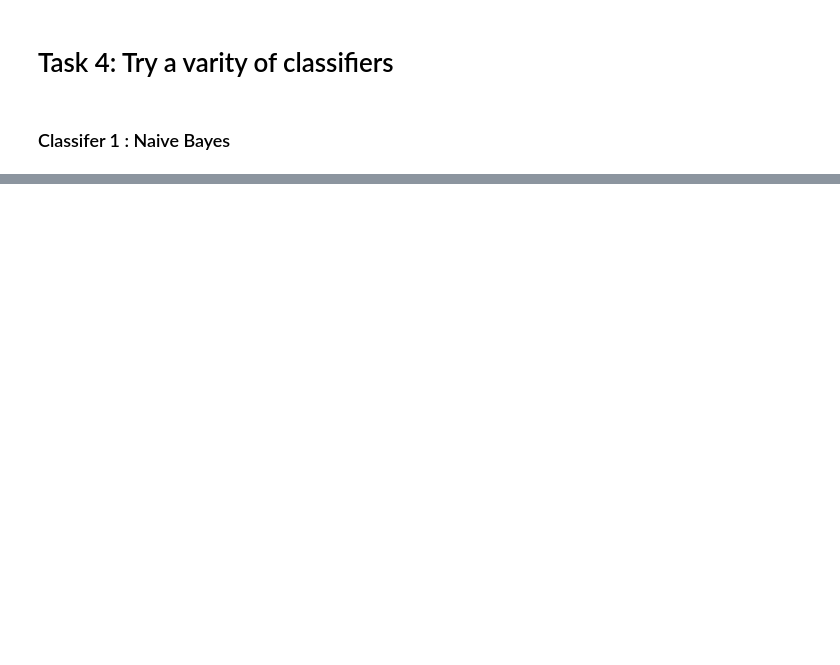
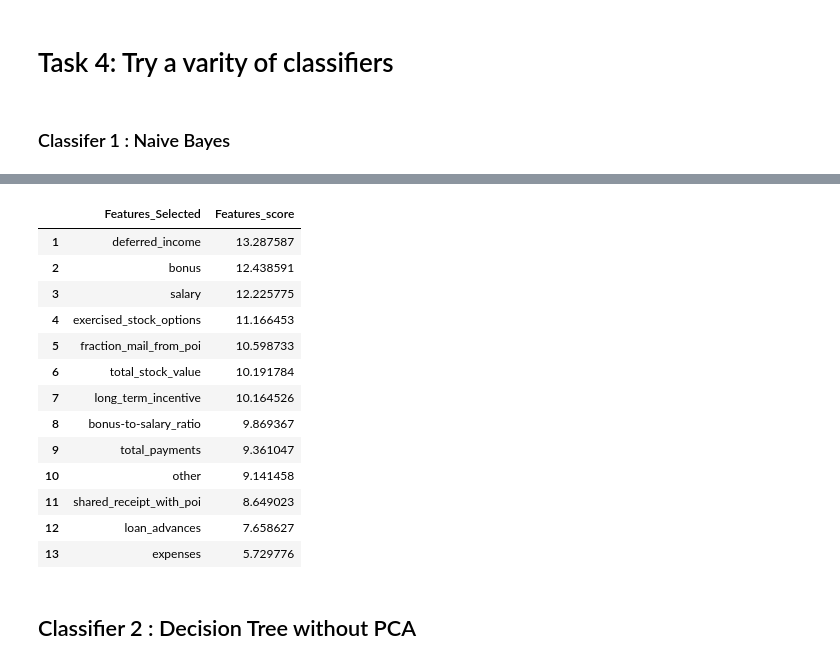
Before and after one commit to jeswingeorge/Enron-Email-Dataset, a Jupyter notebook: Mini_projects/Project_analysis.ipynb, the cells around one changed output, grey strips where cells are left out. Cells and saved outputs as stored; diff of their text form; code cells hidden in the pictures; blank space fills up the shorter version.

```diff
--- a/Mini_projects/project_trials/Analysis.ipynb
+++ b/Mini_projects/Project_analysis.ipynb
@@ -590,4 +590,5 @@ my_dataset = enron_dict
 features_list = ['poi', 'salary', 'bonus', 'long_term_incentive', 'bonus-to-salary_ratio', 'deferral_payments', 'expenses',
                  'restricted_stock_deferred', 'restricted_stock', 'deferred_income','fraction_mail_from_poi', 'total_payments',
                  'other', 'fraction_mail_to_poi', 'from_poi_to_this_person', 'from_this_person_to_poi', 'to_messages',
-                 'from_messages']
+                 'from_messages', 'shared_receipt_with_poi', 'loan_advances', 'director_fees', 'exercised_stock_options',
+                'total_stock_value', 'restricted_stock']
@@ -605,8 +610,7 @@ features_train, features_test, labels_train, labels_test = cross_validation.trai
 
 # Stratified ShuffleSplit cross-validator
 from sklearn.model_selection import StratifiedShuffleSplit
-# Dont use 'labels' in the input of StratifiedShuffleSplit
-sss = StratifiedShuffleSplit(n_splits=10, test_size=0.3,random_state = 42)
+sss = StratifiedShuffleSplit(n_splits=100, test_size=0.3,random_state = 42)
 # %%
 # Importing modules for feature scaling and selection
 from sklearn.preprocessing import MinMaxScaler
@@ -625,19 +629,21 @@ pca = PCA()
 from sklearn.naive_bayes import GaussianNB
 clf_gnb = GaussianNB()
 
-pipeline = Pipeline(steps = [("scaling", scaler),("SKB", skb), ("PCA",pca), ("NaiveBayes",clf_gnb)])
-param_grid = {"SKB__k":[7,8,9,10,11,12],
-              "PCA__n_components":[2,3,4,5,6,7],
-              "PCA__whiten":[True]}
+pipeline = Pipeline(steps = [("SKB", skb), ("NaiveBayes",clf_gnb)])
+param_grid = {"SKB__k":[7,8,9,10,11,12,13,14,15,16,17,18,19]}
 
-
-clf = GridSearchCV(pipeline, param_grid, verbose = 0, cv = sss, scoring = 'f1')
+grid = GridSearchCV(pipeline, param_grid, verbose = 0, cv = sss, scoring = 'f1')
 
 t0 = time()
-clf = clf.fit(features_train, labels_train)
+grid.fit(features, labels)
 print "training time: ", round(time()-t0, 3), "s"
 
+# best algorithm
+clf = grid.best_estimator_
+
 t0 = time()
+# refit the best algorithm:
+clf.fit(features_train, labels_train)
 prediction = clf.predict(features_test)
 print "testing time: ", round(time()-t0, 3), "s"
 # %% [output]
@@ -911,0 +688,7 @@ imp_features_df
+# %%
+features_selected_bool = grid.best_estimator_.named_steps['SKB'].get_support()
+features_selected_list = [x for x,y in zip(features_list[1:], features_selected_bool) if y]
+print "Selected Features : \n",features_selected_list
+feature_scores =  grid.best_estimator_.named_steps['SKB'].scores_
+feature_selected_scores = feature_scores[features_selected_bool]
+feature_selected_scores
@@ -911,0 +701,23 @@ imp_features_df
+# %%
+imp_features_df = pd.DataFrame({'Features_Selected':features_selected_list, 'Features_score':feature_selected_scores})
+imp_features_df.sort_values('Features_score', ascending = False,inplace = True)
+Rank = pd.Series(list(range(1,len(features_selected_list)+1)))
+imp_features_df.set_index(Rank, inplace = True)
+imp_features_df
+# %% [output]
+|  | Features_Selected | Features_score |
+| 1 | deferred_income | 13.287587 |
+| 2 | bonus | 12.438591 |
+| 3 | salary | 12.225775 |
+| 4 | exercised_stock_options | 11.166453 |
+| 5 | fraction_mail_from_poi | 10.598733 |
+| 6 | total_stock_value | 10.191784 |
+| 7 | long_term_incentive | 10.164526 |
+| 8 | bonus-to-salary_ratio | 9.869367 |
+| 9 | total_payments | 9.361047 |
+| 10 | other | 9.141458 |
+| 11 | shared_receipt_with_poi | 8.649023 |
+| 12 | loan_advances | 7.658627 |
+| 13 | expenses | 5.729776 |
+# %% [markdown]
+## Classifier 2 : Decision Tree without PCA
```
Also changed, not shown: parts of 65 cells of this notebook, 2 other files.
